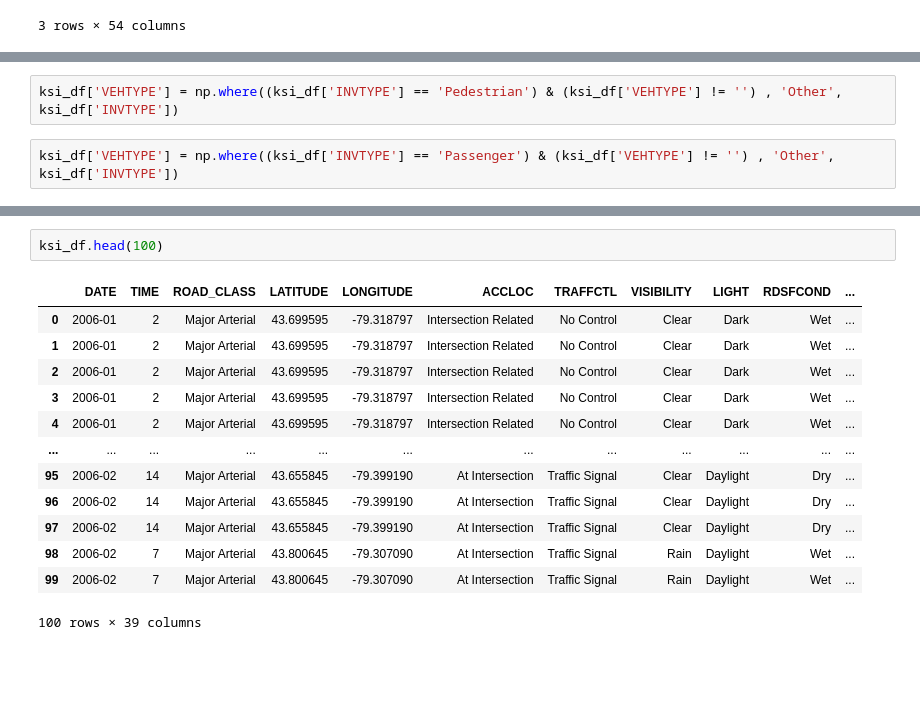
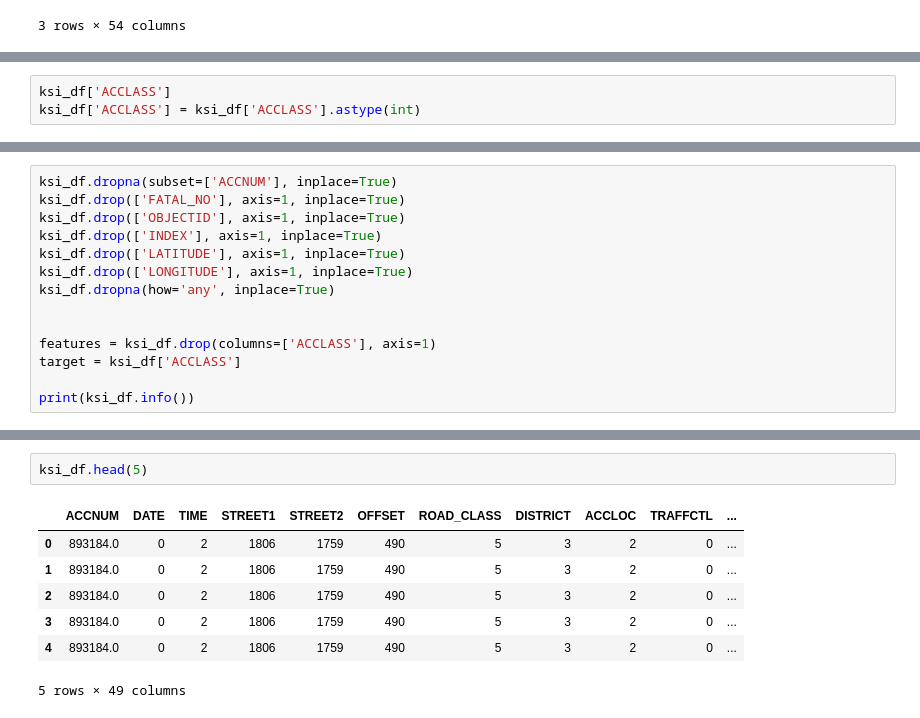
Before and after one commit to jdacenca/toronto-accident-prediction, a Jupyter notebook: nn/data_visualizer.ipynb, the cells around one changed output, grey strips where cells are left out. Drawn from its saved outputs; the diff is of its cells as text; blank space fills up the shorter version.

```diff
--- a/nn/data_visualizer.ipynb
+++ b/nn/data_visualizer.ipynb
@@ -133,4 +86,0 @@ ksi_df['ROAD_CLASS'] = ksi_df['ROAD_CLASS'].str.replace(r'MAJOR ARTERIAL ', 'MAJ
-# %%
-ksi_df['VEHTYPE'] = np.where((ksi_df['INVTYPE'] == 'Pedestrian') & (ksi_df['VEHTYPE'] != '') , 'Other', ksi_df['INVTYPE'])
-# %%
-ksi_df['VEHTYPE'] = np.where((ksi_df['INVTYPE'] == 'Passenger') & (ksi_df['VEHTYPE'] != '') , 'Other', ksi_df['INVTYPE'])
@@ -136,0 +319,3 @@ ksi_df['VEHTYPE'] = np.where((ksi_df['INVTYPE'] == 'Passenger') & (ksi_df['VEHTY
+# %%
+ksi_df['ACCLASS']
+ksi_df['ACCLASS'] = ksi_df['ACCLASS'].astype(int)
@@ -136,0 +339,14 @@ ksi_df['VEHTYPE'] = np.where((ksi_df['INVTYPE'] == 'Passenger') & (ksi_df['VEHTY
+# %%
+ksi_df.dropna(subset=['ACCNUM'], inplace=True)
+ksi_df.drop(['FATAL_NO'], axis=1, inplace=True)
+ksi_df.drop(['OBJECTID'], axis=1, inplace=True)
+ksi_df.drop(['INDEX'], axis=1, inplace=True)
+ksi_df.drop(['LATITUDE'], axis=1, inplace=True)
+ksi_df.drop(['LONGITUDE'], axis=1, inplace=True)
+ksi_df.dropna(how='any', inplace=True)
+
+
+features = ksi_df.drop(columns=['ACCLASS'], axis=1)
+target = ksi_df['ACCLASS']
+
+print(ksi_df.info())
@@ -137,16 +371,10 @@ ksi_df['VEHTYPE'] = np.where((ksi_df['INVTYPE'] == 'Passenger') & (ksi_df['VEHTY
 # %%
-ksi_df.head(100)
+ksi_df.head(5)
 # %% [output]
-|  | DATE | TIME | ROAD_CLASS | LATITUDE | LONGITUDE | ACCLOC | TRAFFCTL | VISIBILITY | LIGHT | RDSFCOND | ... |
-| 0 | 2006-01 | 2 | Major Arterial | 43.699595 | -79.318797 | Intersection Related | No Control | Clear | Dark | Wet | ... |
-| 1 | 2006-01 | 2 | Major Arterial | 43.699595 | -79.318797 | Intersection Related | No Control | Clear | Dark | Wet | ... |
-| 2 | 2006-01 | 2 | Major Arterial | 43.699595 | -79.318797 | Intersection Related | No Control | Clear | Dark | Wet | ... |
-| 3 | 2006-01 | 2 | Major Arterial | 43.699595 | -79.318797 | Intersection Related | No Control | Clear | Dark | Wet | ... |
-| 4 | 2006-01 | 2 | Major Arterial | 43.699595 | -79.318797 | Intersection Related | No Control | Clear | Dark | Wet | ... |
-| ... | ... | ... | ... | ... | ... | ... | ... | ... | ... | ... | ... |
-| 95 | 2006-02 | 14 | Major Arterial | 43.655845 | -79.399190 | At Intersection | Traffic Signal | Clear | Daylight | Dry | ... |
-| 96 | 2006-02 | 14 | Major Arterial | 43.655845 | -79.399190 | At Intersection | Traffic Signal | Clear | Daylight | Dry | ... |
-| 97 | 2006-02 | 14 | Major Arterial | 43.655845 | -79.399190 | At Intersection | Traffic Signal | Clear | Daylight | Dry | ... |
-| 98 | 2006-02 | 7 | Major Arterial | 43.800645 | -79.307090 | At Intersection | Traffic Signal | Rain | Daylight | Wet | ... |
-| 99 | 2006-02 | 7 | Major Arterial | 43.800645 | -79.307090 | At Intersection | Traffic Signal | Rain | Daylight | Wet | ... |
+|  | ACCNUM | DATE | TIME | STREET1 | STREET2 | OFFSET | ROAD_CLASS | DISTRICT | ACCLOC | TRAFFCTL | ... |
+| 0 | 893184.0 | 0 | 2 | 1806 | 1759 | 490 | 5 | 3 | 2 | 0 | ... |
+| 1 | 893184.0 | 0 | 2 | 1806 | 1759 | 490 | 5 | 3 | 2 | 0 | ... |
+| 2 | 893184.0 | 0 | 2 | 1806 | 1759 | 490 | 5 | 3 | 2 | 0 | ... |
+| 3 | 893184.0 | 0 | 2 | 1806 | 1759 | 490 | 5 | 3 | 2 | 0 | ... |
+| 4 | 893184.0 | 0 | 2 | 1806 | 1759 | 490 | 5 | 3 | 2 | 0 | ... |
-100 rows × 39 columns
+5 rows × 49 columns
```
Also changed, not shown: parts of 21 cells of this notebook, 2 other files.
